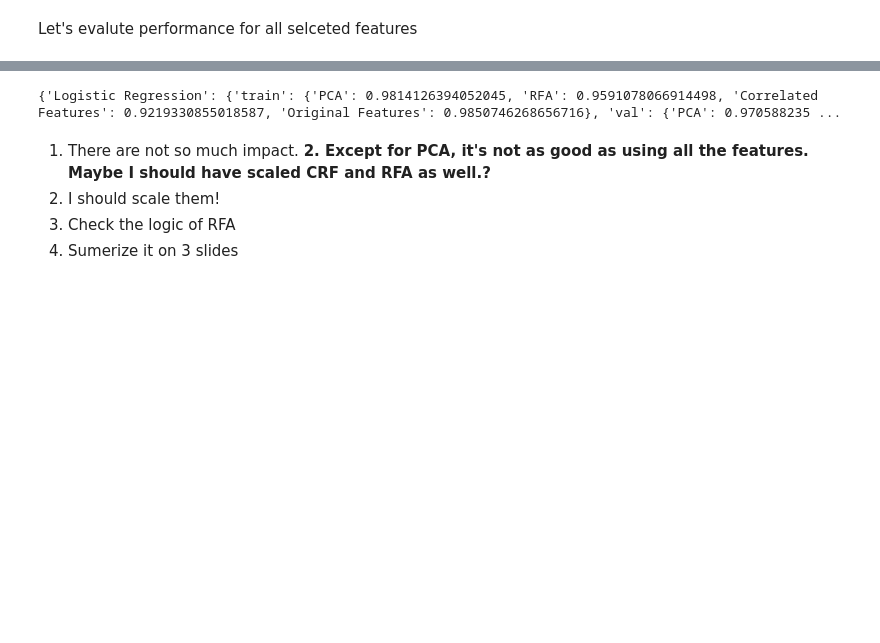
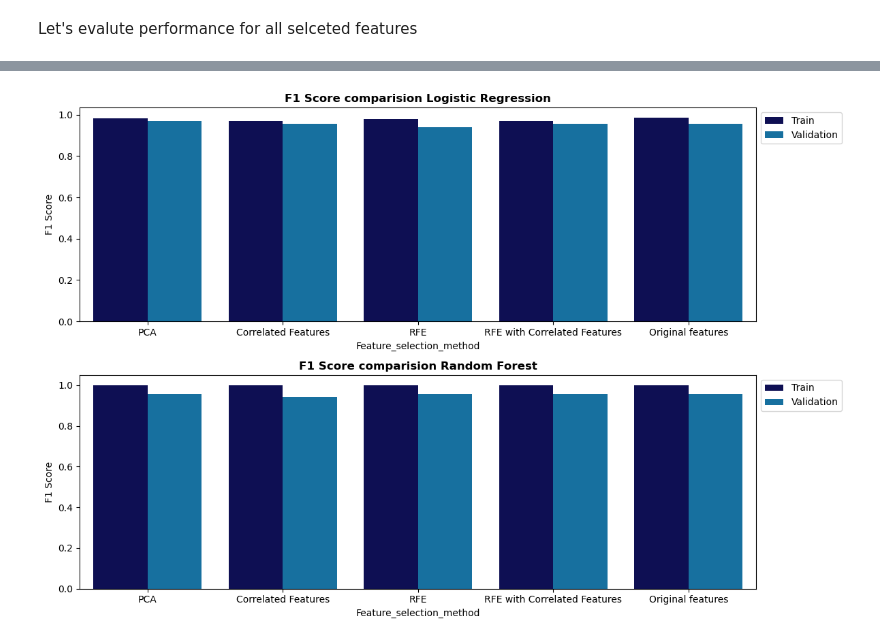
Before and after one commit to Itaru2018/Breast_cancer_project, a Jupyter notebook: Bereat_cancer_feature_selection.ipynb, the cells around one changed output, grey strips where cells are left out. Cells and saved outputs as stored; diff of their text form; code cells hidden in the pictures; blank space fills up the shorter version.

```diff
--- a/Bereat_cancer_feature_selection.ipynb
+++ b/Bereat_cancer_feature_selection.ipynb
@@ -457,0 +458,5 @@ memory usage: 79.6 KB
+# %%
+# Get the selecte feature
+best_rfe_cor = grid_search_cor.best_estimator_
+selected_features_cor = X_train_t_c_r.columns[best_rfe_cor.support_]
+print(f'Selected features_cor: {selected_features_cor}')
@@ -458,17 +465,15 @@ memory usage: 79.6 KB
+# %%
+# transform the train set and validation set
+X_train_t_rfe_cor = best_rfe_cor.transform(X_train_t_c_r)
+X_val_rfe_cor = best_rfe_cor.transform(X_val_c_r)
 # %% [markdown]
 **Is it okay that I still have highly correlated value?**
 # %% [markdown]
 Let's evalute performance for all selceted features
 # %%
-# Scale original feature sets
-X_train_scaled = scaler.fit_transform(X_train_t)
-X_val_scaled = scaler.transform(X_val)
-X_test_scaled = scaler.transform(X_test)
-
 # Commit PCA (variance 95%)
 pca = PCA(n_components=0.95)
-X_train_pca = pca.fit_transform(X_train_scaled)
+X_train_pca = pca.fit_transform(X_train_t_scaled)
 X_val_pca = pca.transform(X_val_scaled)
-X_test_pca = pca.transform(X_test_scaled)
 # %%
 # Import necessary libraries
@@ -558,10 +566,39 @@ F1 scores for Logistic Regression:
-# %%
-print(f1_scores)
-# %% [output]
-{'Logistic Regression': {'train': {'PCA': 0.9814126394052045, 'RFA': 0.9591078066914498, 'Correlated Features': 0.9219330855018587, 'Original Features': 0.9850746268656716}, 'val': {'PCA': 0.970588235 ...
-# %% [markdown]
-1. There are not so much impact.
-**2. Except for PCA, it's not as good as using all the features. Maybe I should have scaled CRF and RFA as well.?**
-3. I should scale them!
-4. Check the logic of RFA
-5. Sumerize it on 3 slides
+# %%
+# Visualize the DataFrame
+# Imoport packeags
+import seaborn as sns
+import matplotlib.pyplot as plt
+
+# Slice the DataFrame
+results_df_log_reg = results_df[results_df['Classifier'] == 'Logistic Regression']
+results_df_rg   = results_df[results_df['Classifier'] == 'Random Forest']
+
+
+# Create the frame for the plots
+fig, axs = plt.subplots(2, 1, figsize=(12,8))
+
+# Define ccusom color palette
+custom_palette = ['#03045E', '#0077B6']
+
+
+
+# Drow a plot of Logistic Regression
+sns.barplot(data=results_df_log_reg, x='Feature_set', y='F1_Score', hue='Dataset', ax=axs[0], palette=custom_palette)
+axs[0].set_title('F1 Score comparision Logistic Regression', fontweight='bold')
+axs[0].set_xlabel('Feature_selection_method')
+axs[0].set_ylabel('F1 Score')
+
+# Second plot for Random Forest
+sns.barplot(data=results_df_rg, x='Feature_set', y='F1_Score', hue='Dataset', ax=axs[1], palette=custom_palette)
+axs[1].set_title('F1 Score comparision Random Forest', fontweight='bold')
+axs[1].set_xlabel('Feature_selection_method')
+axs[1].set_ylabel('F1 Score')
+
+# Set the position of the legends
+axs[0].legend(bbox_to_anchor=(1, 1), loc='upper left')
+axs[1].legend(bbox_to_anchor=(1, 1), loc='upper left')
+
+plt.tight_layout()
+plt.show()
+# %% [output]
+[figure, added]
```
Also changed, not shown: parts of 26 cells of this notebook.
